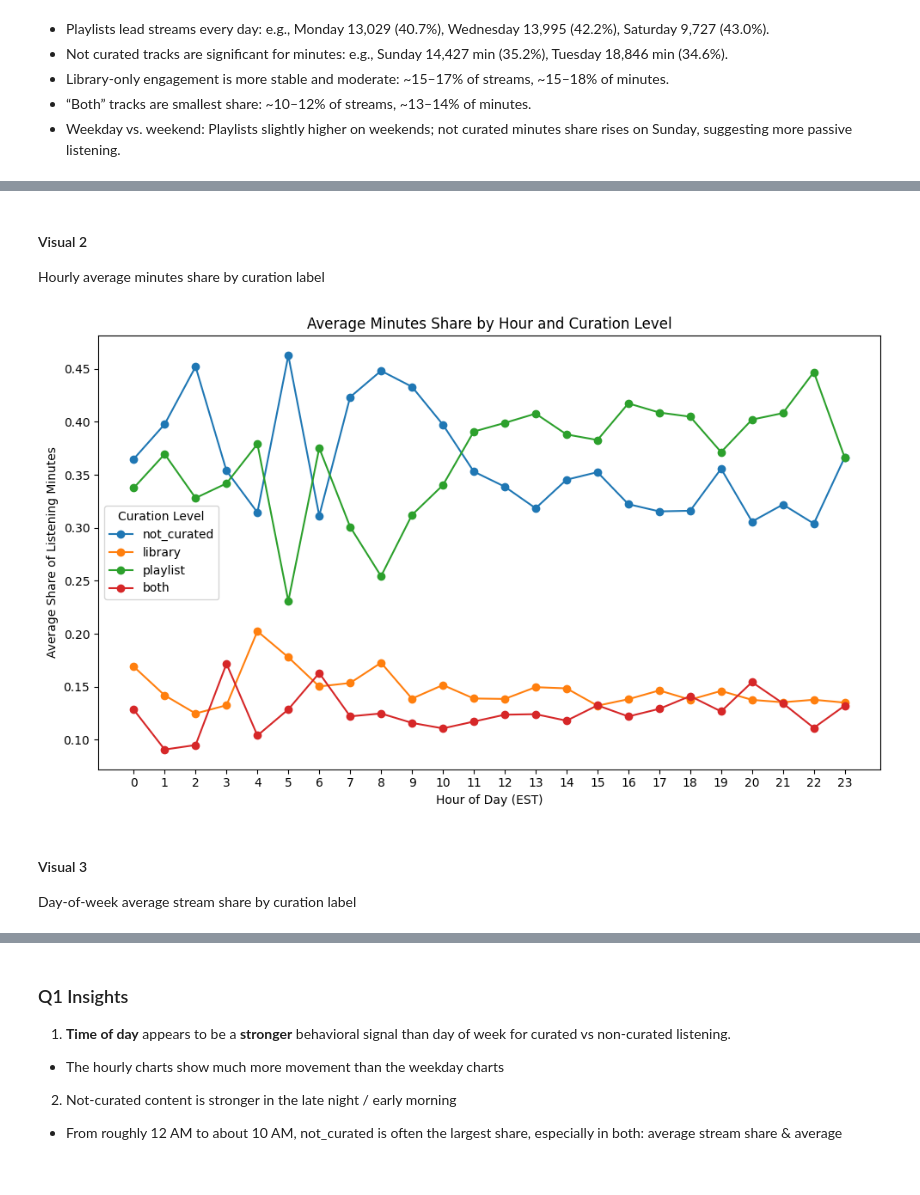
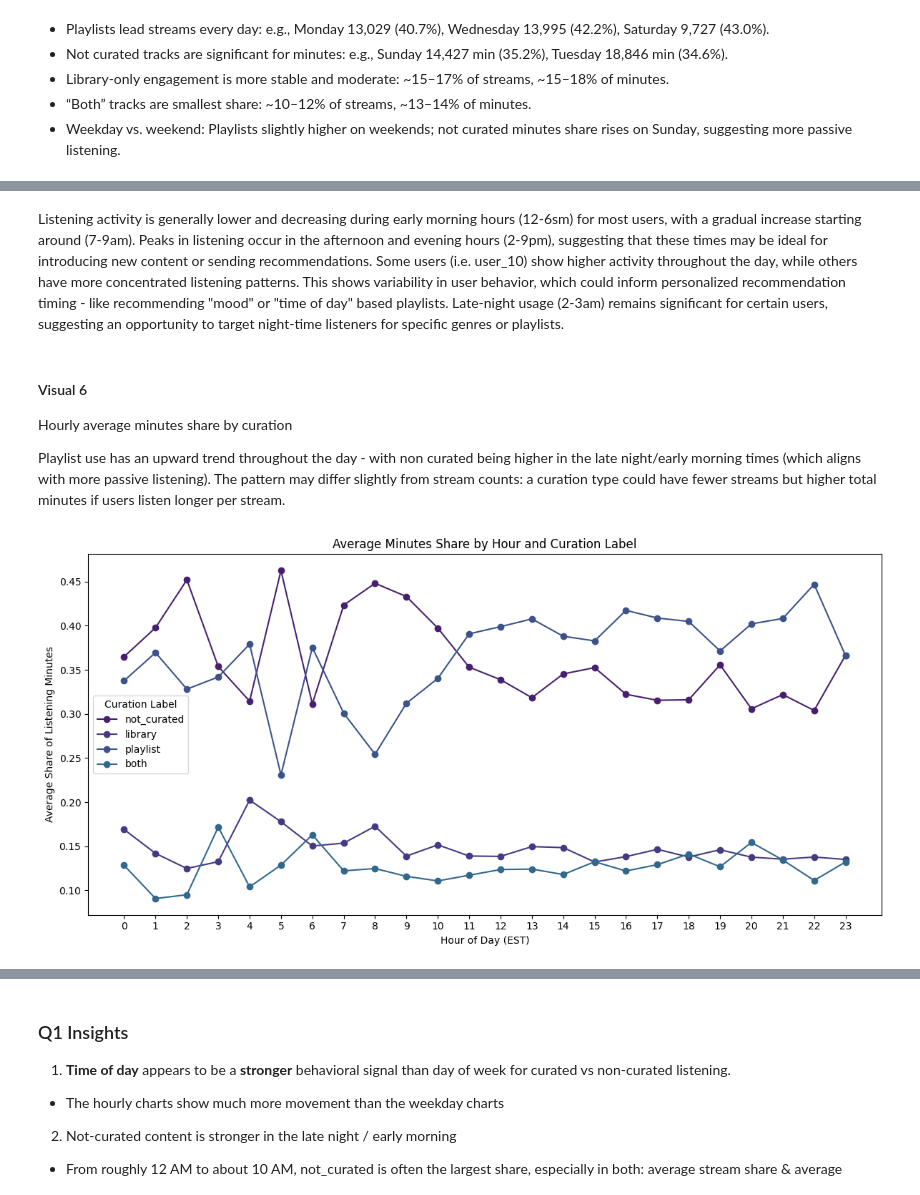
Before and after one commit to hjl-liz/spotify_project_group, a Jupyter notebook: team_red8_phase2_analysis.ipynb, the cells around one changed output, grey strips where cells are left out. Cells and saved outputs as stored; diff of their text form; code cells hidden in the pictures.

Commit message:
More analysis, visuals labeled and structure org

```diff
--- a/team_red8_phase2_analysis.ipynb
+++ b/team_red8_phase2_analysis.ipynb
@@ -803,0 +738,21 @@ plt.show()
+# %%
+# Plot average stream share by day of week for each curation label
+plt.figure(figsize=(12, 6))
+
+for i, label in enumerate(curation_order):
+    temp = avg_user_day_curation[avg_user_day_curation["curation_label"] == label]
+    plt.plot(
+        temp["day_of_week_est"],
+        temp["avg_stream_share"],
+        marker="o",
+        label=label,
+        color=palette[i]
+    )
+
+plt.title("Average Daily Stream Share by Curation Label")
+plt.xlabel("Day of Week")
+plt.ylabel("Average Stream Share")
+plt.xticks(size=10)
+plt.legend(title="Curation Label")
+plt.tight_layout()
+plt.show()
@@ -804,24 +819,31 @@ plt.show()
+# %% [markdown]
+Listening activity is generally lower and decreasing during early morning hours (12-6sm) for most users, with a gradual increase starting around (7-9am). Peaks in listening occur in the afternoon and evening hours (2-9pm), suggesting that these times may be ideal for introducing new content or sending recommendations. Some users (i.e. user_10) show higher activity throughout the day, while others have more concentrated listening patterns. This shows variability in user behavior, which could inform personalized recommendation timing - like recommending "mood" or "time of day" based playlists. Late-night usage (2-3am) remains significant for certain users, suggesting an opportunity to target night-time listeners for specific genres or playlists.
 # %% [markdown]
-#### Visual 2
-Hourly average minutes share by curation label
+#### Visual 6
+Hourly average minutes share by curation
+
+Playlist use has an upward trend throughout the day - with non curated being higher in the late night/early morning times (which aligns with  more passive listening).
+The pattern may differ slightly from stream counts: a curation type could have fewer streams but higher total minutes if users listen longer per stream.
 # %%
-# Visual 2:Hourly average minutes share by curation label
+# Visual 6: Hourly average minutes share by curation label
+plt.figure(figsize=(12, 6))
 
-plt.figure(figsize=(10, 6))
+for i, label in enumerate(curation_order):
+    temp = avg_user_hour_curation[avg_user_hour_curation["curation_label"] == label]
+    plt.plot(
+        temp["hour_est"],
+        temp["avg_minutes_share"],
+        marker="o",
+        label=label,
+        color=palette[i]
+    )
 
-for label in curation_order:
-    temp = avg_user_hour_curation[avg_user_hour_curation["curation_label"] == label]
-    plt.plot(temp["hour_est"], temp["avg_minutes_share"], marker="o", label=label)
-
-plt.title("Average Minutes Share by Hour and Curation Level")
+plt.title("Average Minutes Share by Hour and Curation Label")
 plt.xlabel("Hour of Day (EST)")
 plt.ylabel("Average Share of Listening Minutes")
 plt.xticks(range(0, 24))
-plt.legend(title="Curation Level")
+plt.legend(title="Curation Label")
 plt.tight_layout()
 plt.show()
 # %% [output]
-[figure, old version]
+[figure, new version]
-# %% [markdown]
-#### Visual 3
-Day-of-week average stream share by curation label
```
Also changed, not shown: parts of 79 cells of this notebook.
